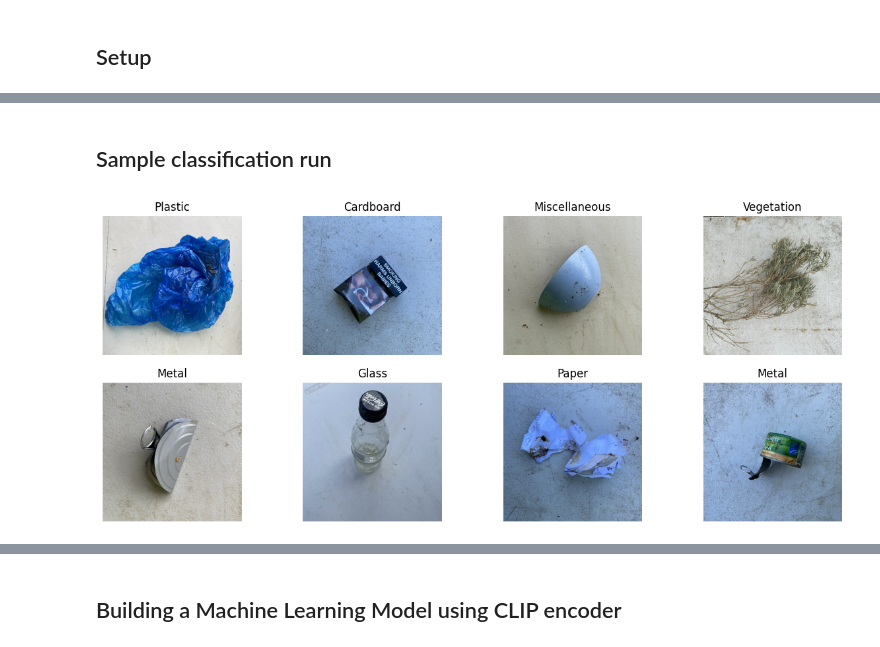
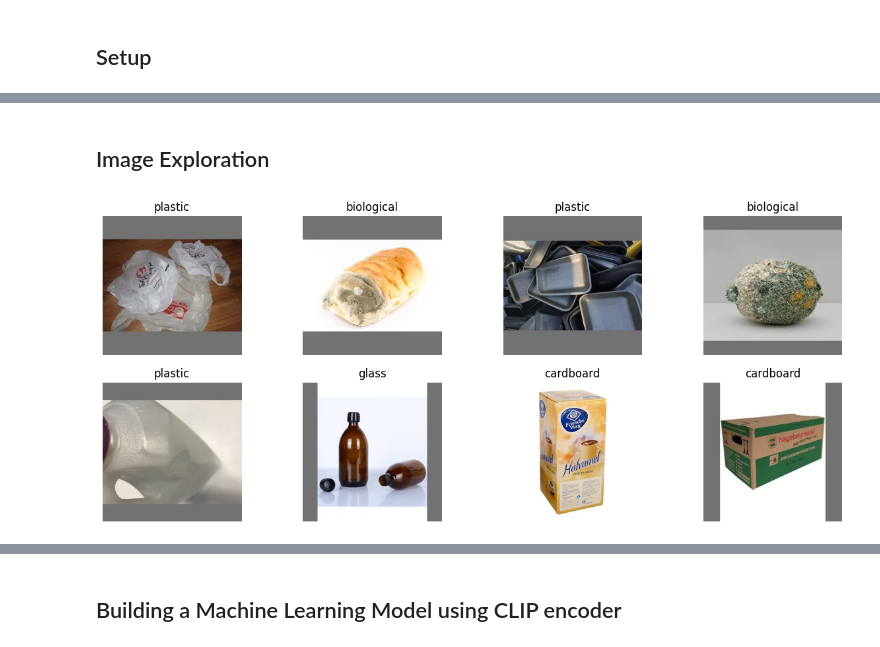
Before and after one commit to Nello-pn/trashCLIP, a Jupyter notebook: CLIP_RealWaste.ipynb, the cells around one changed output, grey strips where cells are left out. Drawn from its saved outputs; the diff is of its cells as text; code cells hidden in the pictures.

```diff
--- a/CLIP_RealWaste.ipynb
+++ b/CLIP_RealWaste.ipynb
@@ -8,11 +8,10 @@ import pandas as pd
 import PIL
 import torch
 # %%
-# Load dataset from local drive
-from datasets import Dataset, Image, load_dataset
-dataset = load_dataset("realwaste-data/RealWaste", split="train")
+import kagglehub
 
-labels = dataset.features["label"].names
-print(f"Labels: {labels}")
-print(f"Number of images: {dataset.num_rows}")
+# Download latest version
+path = kagglehub.dataset_download("sumn2u/garbage-classification-v2")
+
+print("Path to dataset files:", path)
 # %% [output]
@@ -20,0 +19,7 @@ Number of images: 4752
+# %%
+from datasets import load_dataset
+dataset = load_dataset(path + "/standardized_384", split="train")
+
+labels = dataset.features["label"].names
+print(f"Labels: {labels}")
+print(f"Number of images: {dataset.num_rows}")
@@ -20,0 +29,5 @@ Number of images: 4752
+# %%
+labels_dict = dict(enumerate(labels))
+label_name_selection = ['biological', 'cardboard', 'glass', 'metal', 'paper', 'plastic', 'trash']
+label_num_selction  = [k for k, v in labels_dict.items() if v in label_name_selection]
+print(f'Labels selected:\n {label_num_selction}')
@@ -20,0 +37,4 @@ Number of images: 4752
+# %%
+#Objective Filtering: Biological, Cardboard, Glass, metal, paper, plastic & trash
+cut_dataset = dataset.filter(lambda x: x["label"] in label_num_selction)
+print(f"Number of images: {cut_dataset.num_rows}")
@@ -27,15 +51,15 @@ model = CLIPModel.from_pretrained("openai/clip-vit-base-patch32")
 # %% [markdown]
-## Sample classification run
+## Image Exploration
 # %%
-sample = dataset.shuffle(seed=42)[:8]
+sample = cut_dataset.shuffle(seed=42)[:8]
 images = sample["image"]
 true_labels = sample["label"]
 
 plt.figure(figsize=(15, 6))
 for i, image in enumerate(images):
         plt.subplot(2, int(len(images)/2), i + 1)
         plt.imshow(image)
         plt.title(labels[true_labels[i]]) # adding title to the images for more informative plot
         plt.axis('off') #elimitating axis in plot for a cleaner view
 # %% [output]
-[figure, old version]
+[figure, new version]
```
Also changed, not shown: parts of 15 cells of this notebook.
